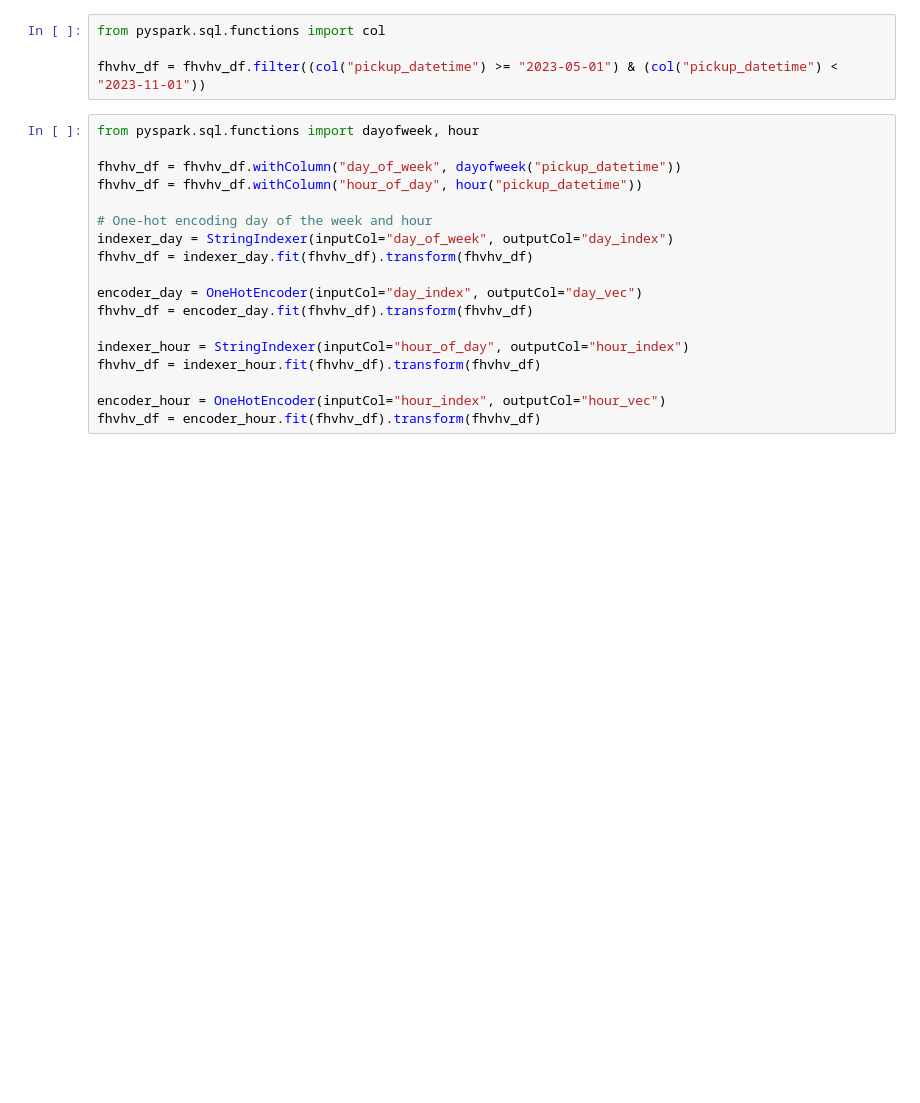
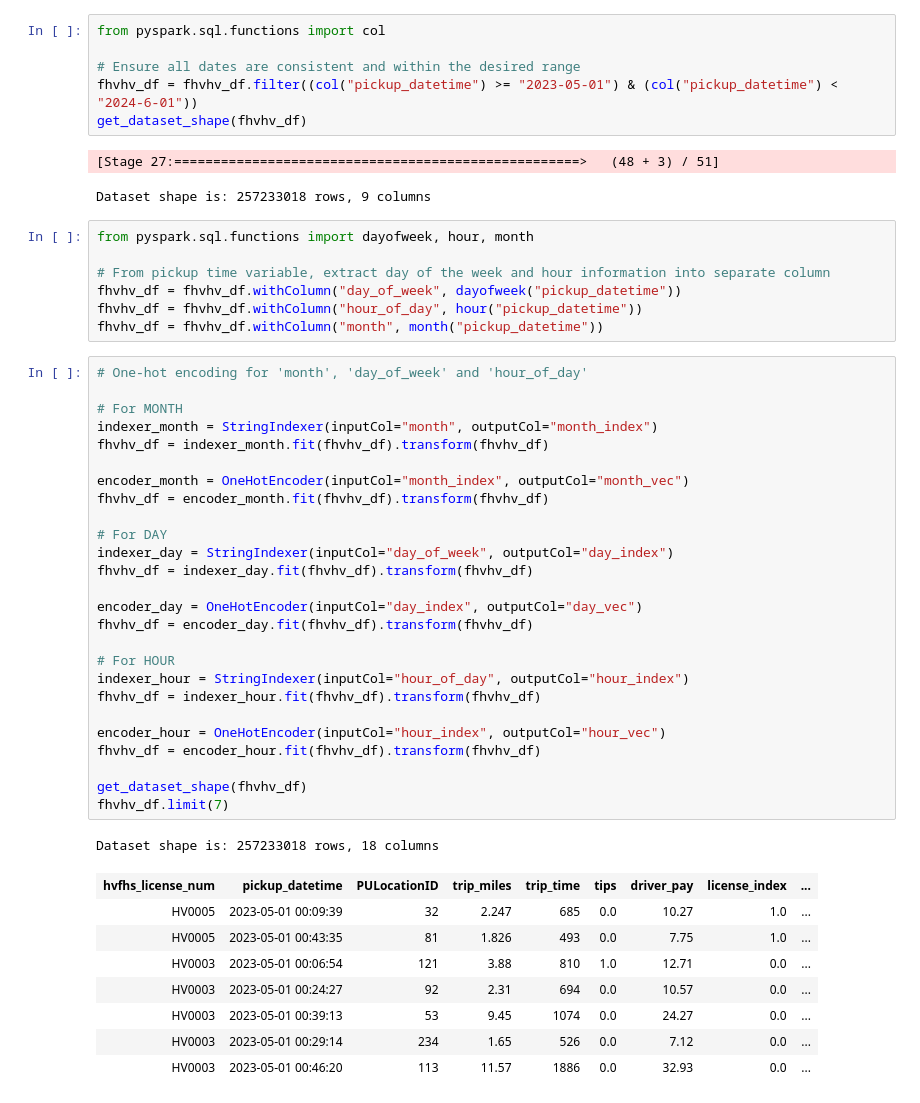
Before and after one commit to alistaircwh/Rideshare-Earnings-Forecasting, a Jupyter notebook: notebook/Project_1.ipynb, the cells around one changed output. Saved outputs shown, nothing was run; the diff lists cells and outputs as text; blank space fills up the shorter version.

```diff
--- a/notebook/Project_1.ipynb
+++ b/notebook/Project_1.ipynb
@@ -216,22 +172,52 @@ fhvhv_df.limit(7)
 # %%
 from pyspark.sql.functions import col
 
-fhvhv_df = fhvhv_df.filter((col("pickup_datetime") >= "2023-05-01") & (col("pickup_datetime") < "2023-11-01"))
+# Ensure all dates are consistent and within the desired range
+fhvhv_df = fhvhv_df.filter((col("pickup_datetime") >= "2023-05-01") & (col("pickup_datetime") < "2024-6-01"))
+get_dataset_shape(fhvhv_df)
+# %% [output]
+[Stage 27:====================================================>   (48 + 3) / 51]
+Dataset shape is: 257233018 rows, 9 columns
 # %%
-from pyspark.sql.functions import dayofweek, hour
+from pyspark.sql.functions import dayofweek, hour, month
 
+# From pickup time variable, extract day of the week and hour information into separate column
 fhvhv_df = fhvhv_df.withColumn("day_of_week", dayofweek("pickup_datetime"))
 fhvhv_df = fhvhv_df.withColumn("hour_of_day", hour("pickup_datetime"))
-
-# One-hot encoding day of the week and hour
-indexer_day = StringIndexer(inputCol="day_of_week", outputCol="day_index")
-fhvhv_df = indexer_day.fit(fhvhv_df).transform(fhvhv_df)
-
-encoder_day = OneHotEncoder(inputCol="day_index", outputCol="day_vec")
-fhvhv_df = encoder_day.fit(fhvhv_df).transform(fhvhv_df)
-
-indexer_hour = StringIndexer(inputCol="hour_of_day", outputCol="hour_index")
-fhvhv_df = indexer_hour.fit(fhvhv_df).transform(fhvhv_df)
-
-encoder_hour = OneHotEncoder(inputCol="hour_index", outputCol="hour_vec")
-fhvhv_df = encoder_hour.fit(fhvhv_df).transform(fhvhv_df)
+fhvhv_df = fhvhv_df.withColumn("month", month("pickup_datetime"))
+# %%
+# One-hot encoding for 'month', 'day_of_week' and 'hour_of_day'
+
+# For MONTH
+indexer_month = StringIndexer(inputCol="month", outputCol="month_index")
+fhvhv_df = indexer_month.fit(fhvhv_df).transform(fhvhv_df)
+
+encoder_month = OneHotEncoder(inputCol="month_index", outputCol="month_vec")
+fhvhv_df = encoder_month.fit(fhvhv_df).transform(fhvhv_df)
+
+# For DAY
+indexer_day = StringIndexer(inputCol="day_of_week", outputCol="day_index")
+fhvhv_df = indexer_day.fit(fhvhv_df).transform(fhvhv_df)
+
+encoder_day = OneHotEncoder(inputCol="day_index", outputCol="day_vec")
+fhvhv_df = encoder_day.fit(fhvhv_df).transform(fhvhv_df)
+
+# For HOUR
+indexer_hour = StringIndexer(inputCol="hour_of_day", outputCol="hour_index")
+fhvhv_df = indexer_hour.fit(fhvhv_df).transform(fhvhv_df)
+
+encoder_hour = OneHotEncoder(inputCol="hour_index", outputCol="hour_vec")
+fhvhv_df = encoder_hour.fit(fhvhv_df).transform(fhvhv_df)
+
+get_dataset_shape(fhvhv_df)
+fhvhv_df.limit(7)
+# %% [output]
+Dataset shape is: 257233018 rows, 18 columns
+| hvfhs_license_num | pickup_datetime | PULocationID | trip_miles | trip_time | tips | driver_pay | license_index | ... |
+| HV0005 | 2023-05-01 00:09:39 | 32 | 2.247 | 685 | 0.0 | 10.27 | 1.0 | ... |
+| HV0005 | 2023-05-01 00:43:35 | 81 | 1.826 | 493 | 0.0 | 7.75 | 1.0 | ... |
+| HV0003 | 2023-05-01 00:06:54 | 121 | 3.88 | 810 | 1.0 | 12.71 | 0.0 | ... |
+| HV0003 | 2023-05-01 00:24:27 | 92 | 2.31 | 694 | 0.0 | 10.57 | 0.0 | ... |
+| HV0003 | 2023-05-01 00:39:13 | 53 | 9.45 | 1074 | 0.0 | 24.27 | 0.0 | ... |
+| HV0003 | 2023-05-01 00:29:14 | 234 | 1.65 | 526 | 0.0 | 7.12 | 0.0 | ... |
+| HV0003 | 2023-05-01 00:46:20 | 113 | 11.57 | 1886 | 0.0 | 32.93 | 0.0 | ... |
```
Also changed, not shown: parts of 43 cells of this notebook, 3 other files.
